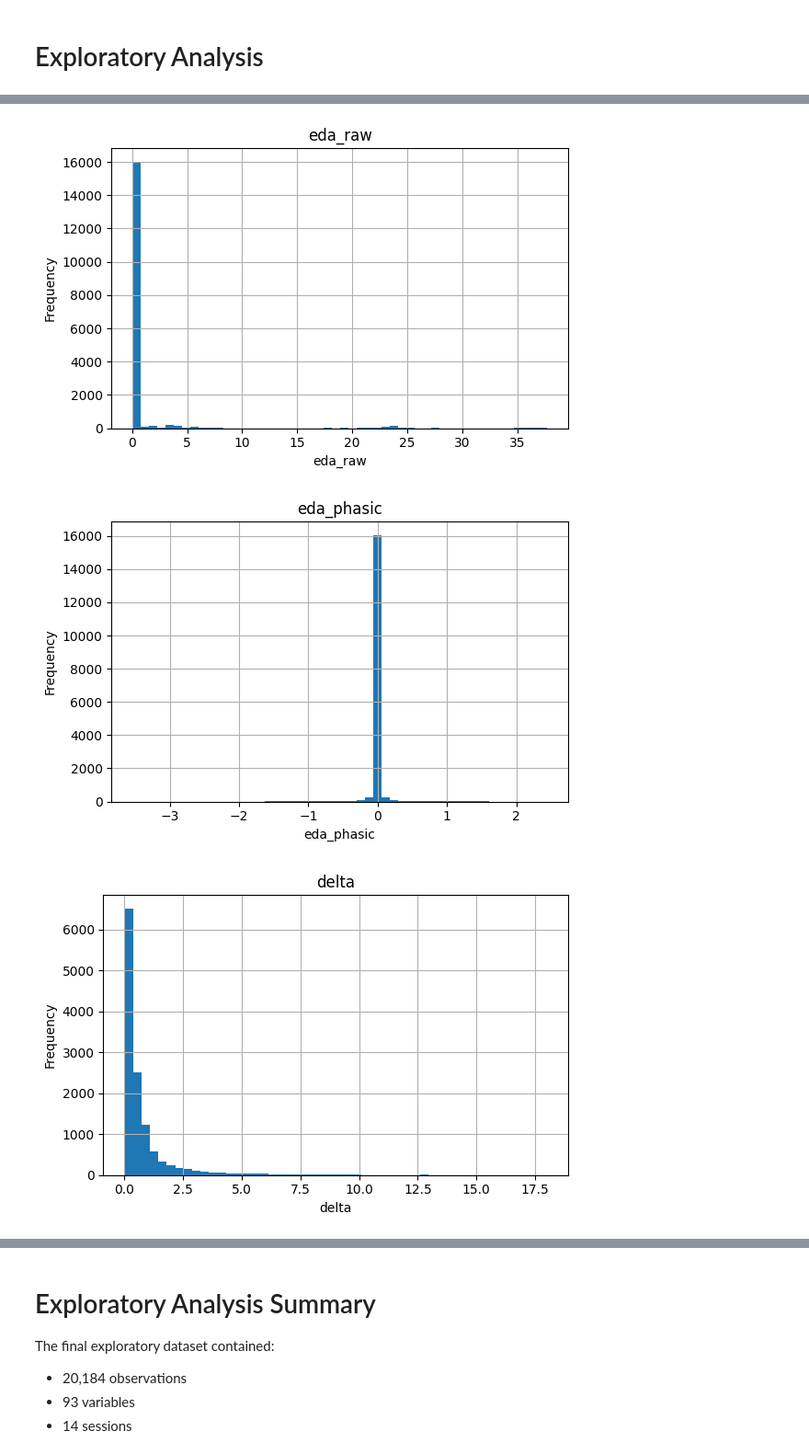
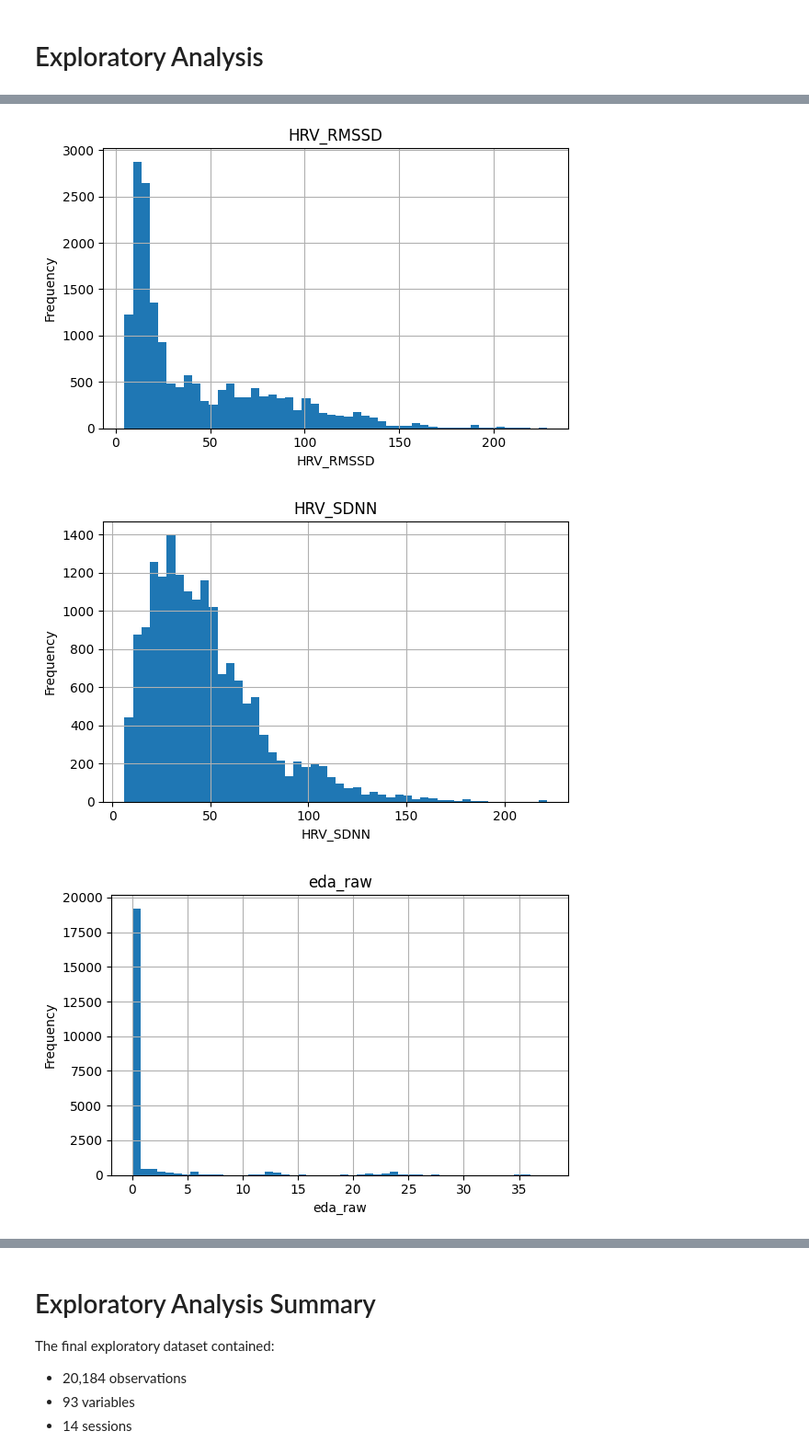
Before and after one commit to raquelmdtum/master-thesis, a Jupyter notebook: notebooks/do_results.ipynb, the cells around one changed output, grey strips where cells are left out. Shown at 92% size. Drawn from its saved outputs; the diff is of its cells as text; code cells hidden in the pictures.

```diff
--- a/notebooks/do_results.ipynb
+++ b/notebooks/do_results.ipynb
@@ -13,11 +14,6 @@ ____________
 # Look over data
 # %%
 root = "/mnt/raid/emotional_data_raquel/fulldata_mine"
-
-files = glob.glob(
-    os.path.join(root, "**", "alldata_final.csv"),
-    recursive=True
-)
-
+files = glob.glob(os.path.join(root, "**", "alldata_final.csv"),recursive=True)
 print(f"Found {len(files)} alldata_final.csv files")
 # %% [output]
@@ -49,6 +45,11 @@ for file_path in files:
             "has_ECG":
                 "ECG_HR_smooth" in df.columns,
 
+            "has_HRV":
+                ("HRV_RMSSD" in df.columns
+                and
+                "HRV_SDNN" in df.columns),
+
             "has_EEG":
                 "frontal alpha" in df.columns,
 
@@ -56,17 +57,17 @@ for file_path in files:
                 "final_label" in df.columns,
 
             "has_typology":
-                "typology" in df.columns,
+                ("typology" in df.columns
+                 or
+                 "typology_raquel" in df.columns),
 
             "has_landuse":
                 "landuse_en" in df.columns,
 
             "has_corrected_gps":
-                (
-                    "longitude_corrected" in df.columns
-                    and
-                    "latitude_corrected" in df.columns
-                ),
+                ("longitude_corrected" in df.columns
+                and
+                "latitude_corrected" in df.columns),
 
             "has_original_gps":
                 (
@@ -79,7 +80,6 @@ for file_path in files:
         summary_rows.append(row)
 
     except Exception as e:
-
         print(f"FAILED: {file_path}")
         print(e)
 
@@ -1090,13 +1189,18 @@ for col in categorical_cols:
 variables_to_plot = [
 
     "ECG_HR_validated",
+    "HRV_RMSSD",
+    "HRV_SDNN",
+
     "eda_raw",
     "eda_phasic",
+
     "delta",
     "theta",
     "alpha",
     "beta",
     "gamma",
+
     "air_temperature",
     "humidity",
     "noise_level",
@@ -1130,7 +1234,11 @@ for var in variables_to_plot:
 variables_for_boxplots = [
 
     "ECG_HR_validated",
+    "HRV_RMSSD",
+    "HRV_SDNN",
+
     "eda_raw",
+
     "theta",
     "alpha",
     "beta",
@@ -1195,13 +1303,18 @@ for var in variables_for_boxplots:
 corr_vars = [
 
     "ECG_HR_validated",
+    "HRV_RMSSD",
+    "HRV_SDNN",
+
     "eda_raw",
     "eda_phasic",
+
     "delta",
     "theta",
     "alpha",
     "beta",
     "gamma",
+
     "air_temperature",
     "humidity",
     "noise_level",
@@ -1262,11 +1375,17 @@ session_summary = (
     .agg({
 
         "ECG_HR_validated": "mean",
+
+        "HRV_RMSSD": "mean",
+        "HRV_SDNN": "mean",
+
         "eda_raw": "mean",
+
         "theta": "mean",
         "alpha": "mean",
         "beta": "mean",
         "gamma": "mean",
+
         "air_temperature": "mean",
         "humidity": "mean",
         "noise_level": "mean",
@@ -1370,3 +1489,3 @@ Name: count, dtype: int64
-[figure, old version]
+[figure, new version]
-[figure, old version]
+[figure, new version]
-[figure, old version]
+[figure, new version]
```
Also changed, not shown: parts of 8 cells of this notebook.
